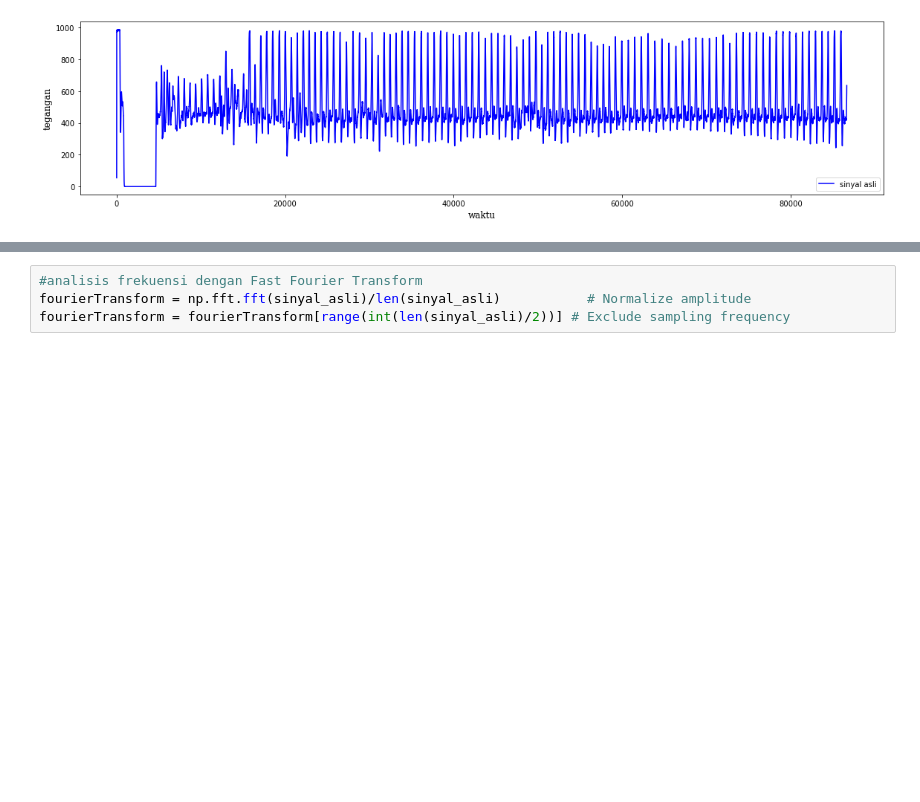
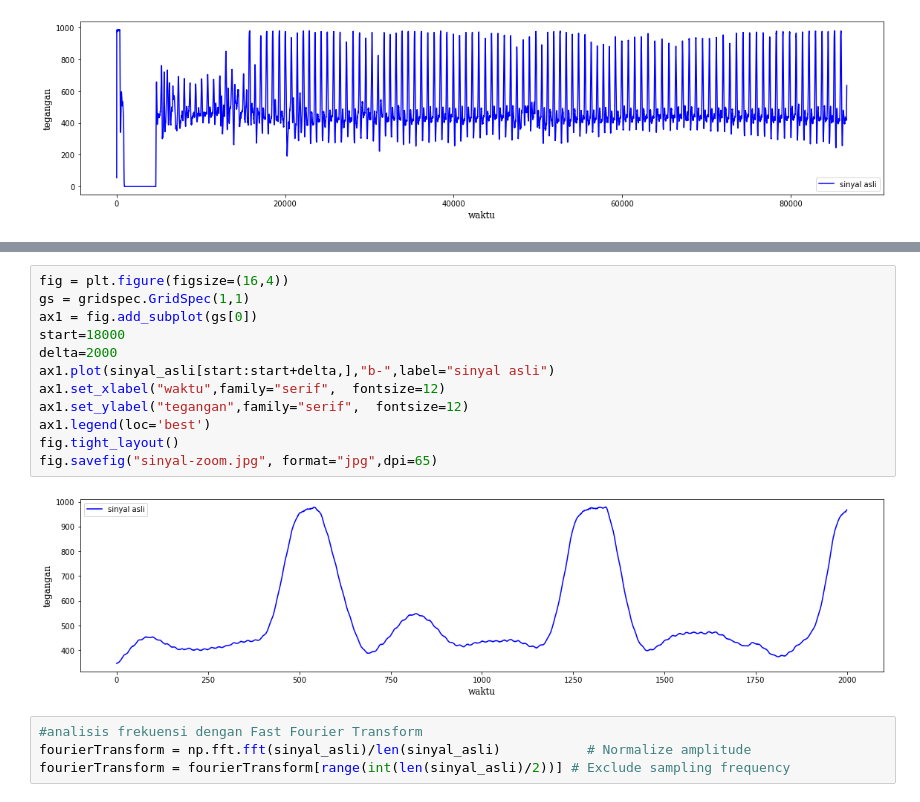
Before and after one commit to waskita/embedded, a Jupyter notebook: analisis-detak-jantung/heart-beat-analysis-1kHz.ipynb, the cells around one changed output, grey strips where cells are left out. Drawn from its saved outputs; the diff is of its cells as text; blank space fills up the shorter version.

```diff
--- a/analisis-detak-jantung/heart-beat-analysis-1kHz.ipynb
+++ b/analisis-detak-jantung/heart-beat-analysis-1kHz.ipynb
@@ -44,3 +44,17 @@ fig.savefig("sinyal-zoom.jpg", format="jpg",dpi=65)
+# %%
+fig = plt.figure(figsize=(16,4))
+gs = gridspec.GridSpec(1,1)
+ax1 = fig.add_subplot(gs[0])
+start=18000
+delta=2000
+ax1.plot(sinyal_asli[start:start+delta,],"b-",label="sinyal asli")
+ax1.set_xlabel("waktu",family="serif",  fontsize=12)
+ax1.set_ylabel("tegangan",family="serif",  fontsize=12)
+ax1.legend(loc='best')
+fig.tight_layout()
+fig.savefig("sinyal-zoom.jpg", format="jpg",dpi=65)
+# %% [output]
+[figure, added]
 # %%
 #analisis frekuensi dengan Fast Fourier Transform
 fourierTransform = np.fft.fft(sinyal_asli)/len(sinyal_asli)           # Normalize amplitude
```
Also changed, not shown: parts of 2 cells of this notebook, 32 other files.
